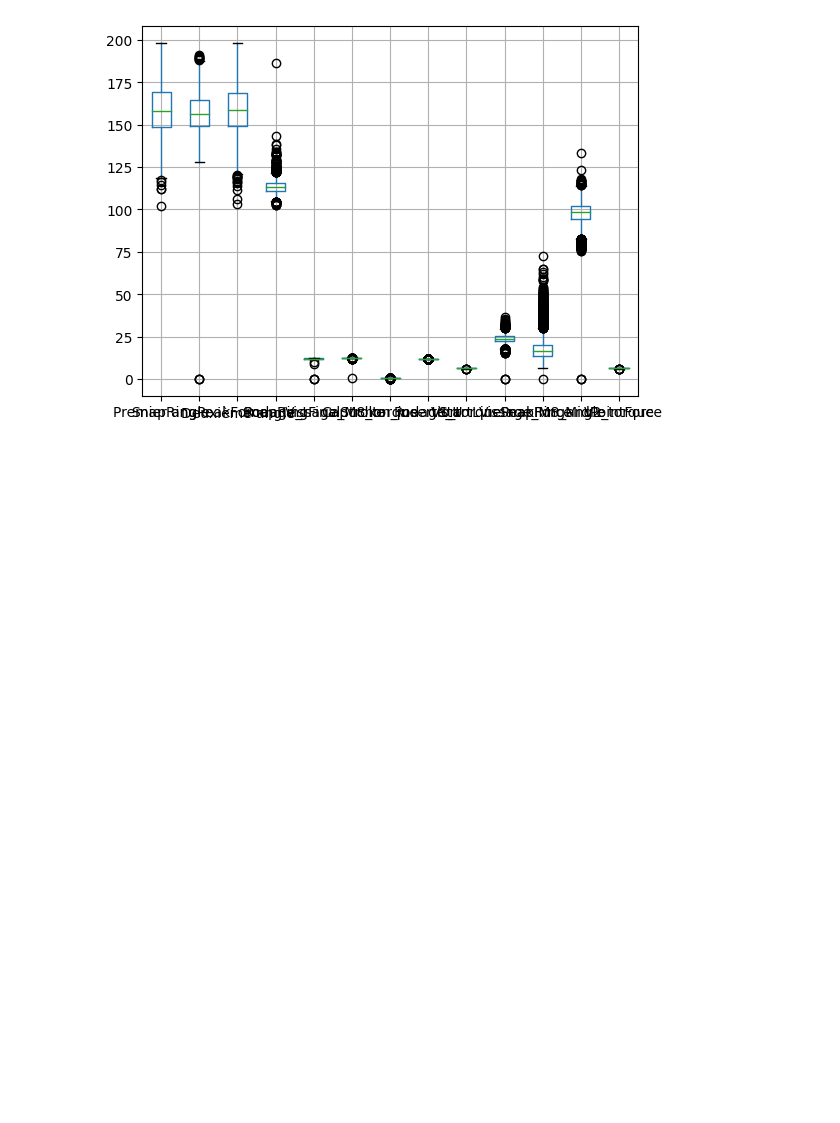
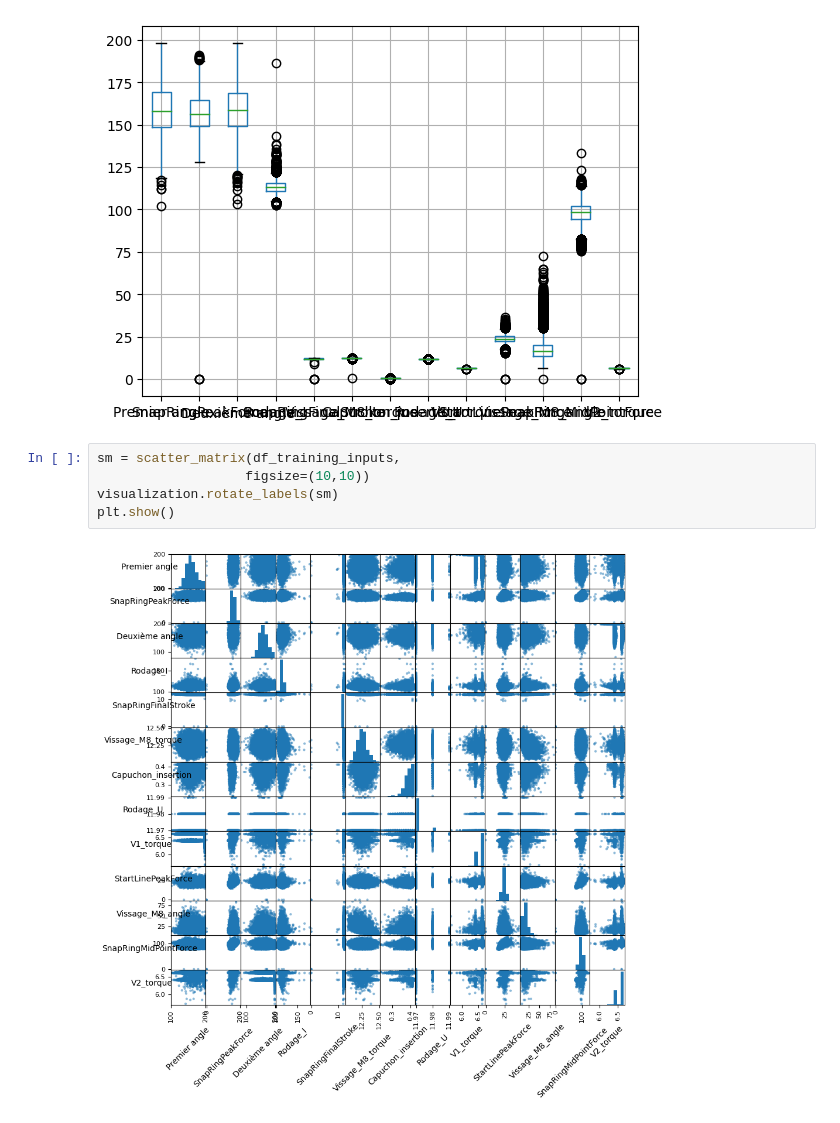
Before and after one commit to TonioHathos/AI_Valeo, a Jupyter notebook: Pre_processing_dataset_yudi.ipynb, the cells around one changed output. Saved outputs shown, nothing was run; the diff lists cells and outputs as text; blank space fills up the shorter version.

```diff
--- a/Pre_processing_dataset_yudi.ipynb
+++ b/Pre_processing_dataset_yudi.ipynb
@@ -282,3 +302,10 @@ df_test_inputs.boxplot()
 # %% [output]
 <Axes: >
 [figure]
+# %%
+sm = scatter_matrix(df_training_inputs,
+                   figsize=(10,10))
+visualization.rotate_labels(sm)
+plt.show()
+# %% [output]
+[figure, added]
```
Also changed, not shown: parts of 9 cells of this notebook.
